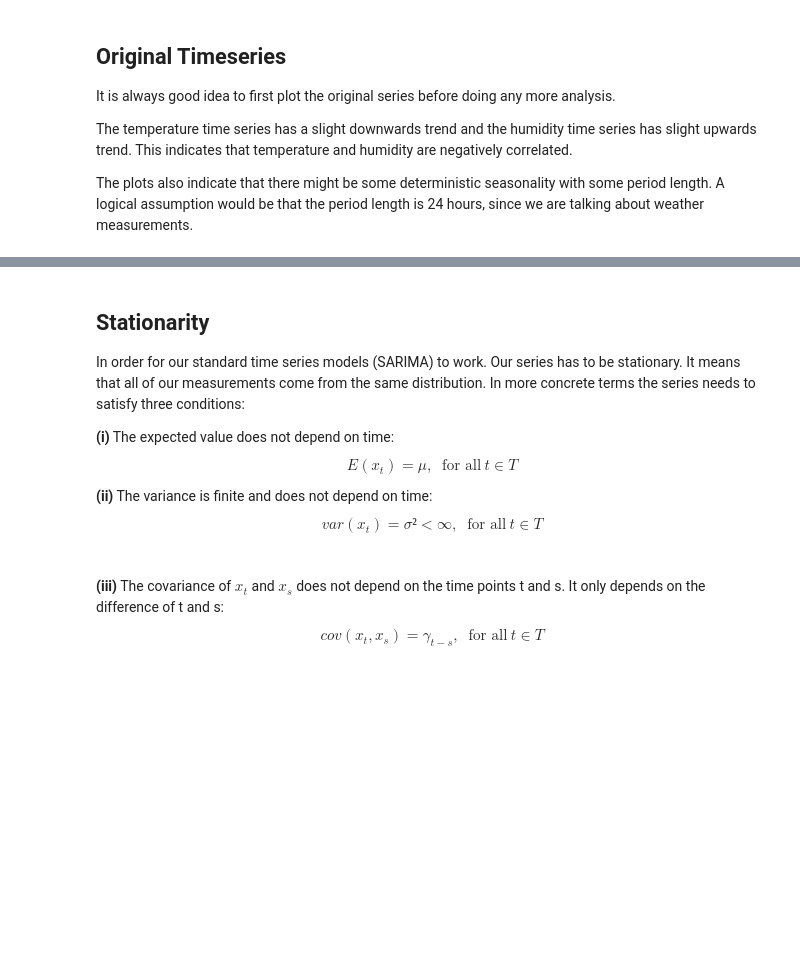
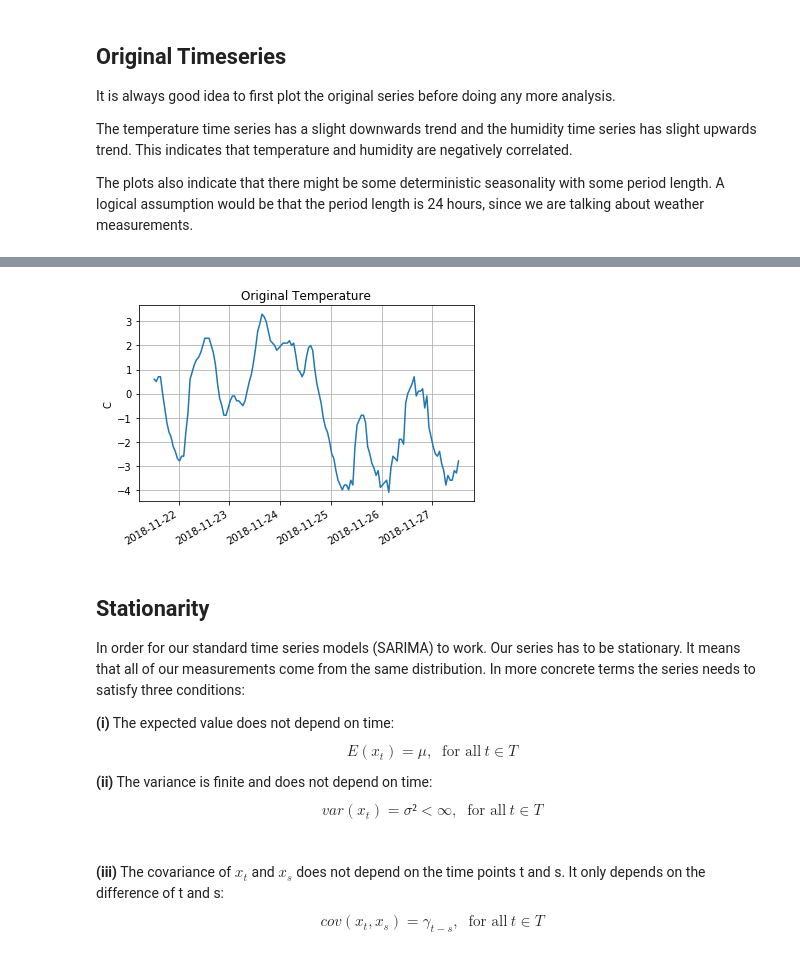
Before and after one commit to JoonasMaanonen/weatherStation, a Jupyter notebook: analysis.ipynb, the cells around one changed output, grey strips where cells are left out. Cells and saved outputs as stored; diff of their text form; code cells hidden in the pictures; blank space fills up the shorter version.

```diff
--- a/analysis.ipynb
+++ b/analysis.ipynb
@@ -51,3 +28,28 @@ Data:
+# %%
+def plot_time_series(fld1, fld2, title, ylabel):
+    fig, ax = plt.subplots()
+    ax.plot(df_temp["Date"], df_temp["Temperature(C)"])
+
+    # rotate and align the tick labels so they look better
+    fig.autofmt_xdate()
+
+    # use a more precise date string for the x axis locations in the
+    # toolbar
+    ax.fmt_xdata = mdates.DateFormatter('%Y-%m-%d')
+    ax.set_title(title)
+    ax.set_ylabel(ylabel)
+    ax.grid()
+
+# Load data
+df_raw = pd.read_csv(f"{PATH}measurements.csv", low_memory=False,
+                   parse_dates=["Date"])
+
+df_temp = df_raw[["Date", "Temperature(C)"]]
+df_hum = df_raw[["Date", "Humidity(%)"]]
+
+plot_time_series("Date", "Temperature(C)", "Original Temperature", "C")
+# %% [output]
+[figure, added]
 # %% [markdown]
 ## Stationarity
 In order for our standard time series models (SARIMA) to work. Our series has to be stationary. It means that all of our measurements come from the same distribution. In more concrete terms the series needs to satisfy three conditions:
```
Also changed, not shown: parts of 12 cells of this notebook.
